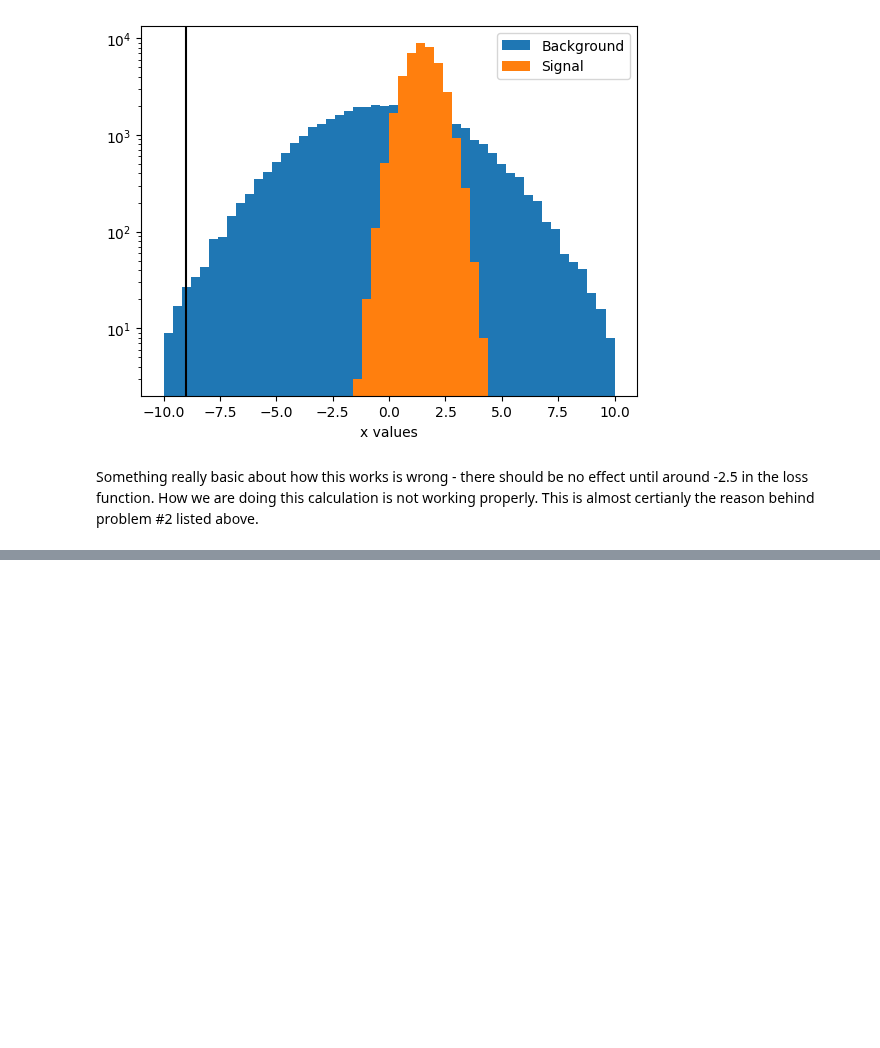
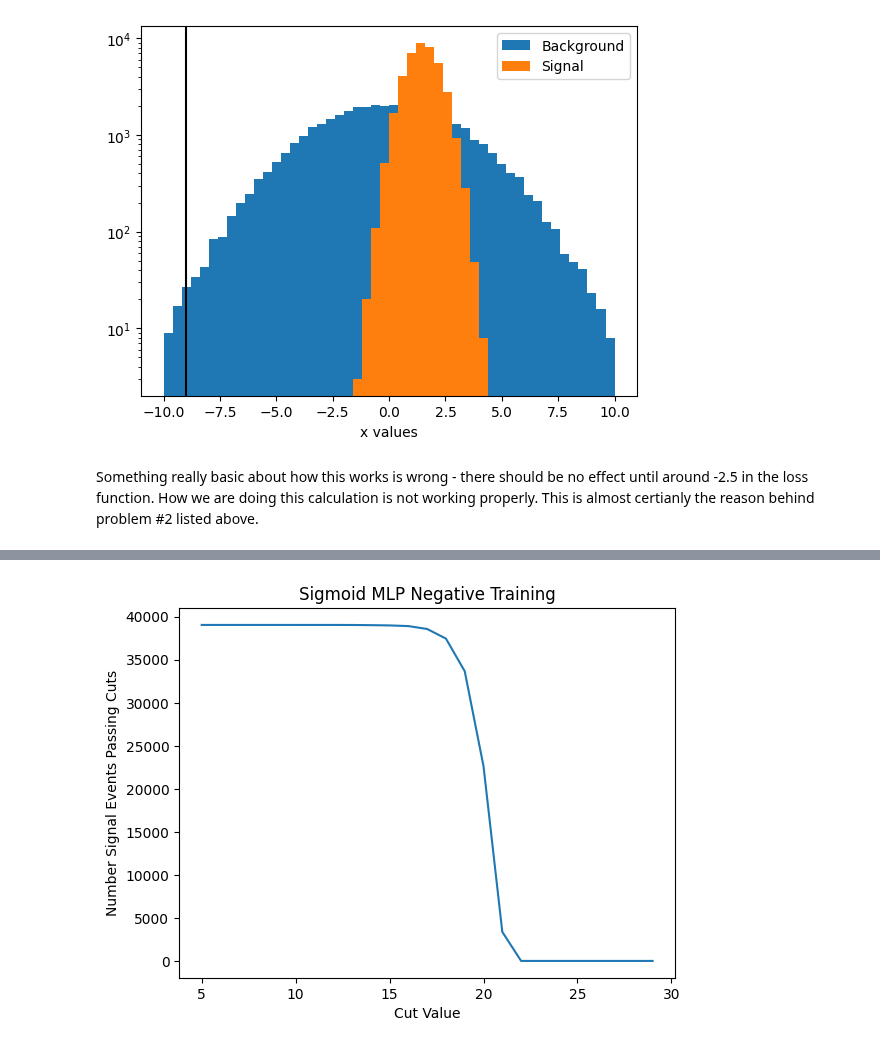
Before and after one commit to gordonwatts/diff-prog-intro, a Jupyter notebook: book/cut_then_nn.ipynb, the cells around one changed output, grey strips where cells are left out. Drawn from its saved outputs; the diff is of its cells as text; code cells hidden in the pictures; blank space fills up the shorter version.

```diff
--- a/book/cut_then_nn.ipynb
+++ b/book/cut_then_nn.ipynb
@@ -409,0 +467,9 @@ Something really basic about how this works is wrong - there should be no effect
+# %%
+cut_values, num_passing_values = calc_passing_range(model_sigmoid_negative, params_sigmoid_negative, cut_range=(5, 30))
+plt.plot(cut_values, num_passing_values)
+plt.ylabel('Number Signal Events Passing Cuts')
+plt.xlabel('Cut Value')
+plt.title('Sigmoid MLP Negative Training')
+plt.show()
+# %% [output]
+[figure, added]
```
Also changed, not shown: parts of 25 cells of this notebook, 3 other files.
